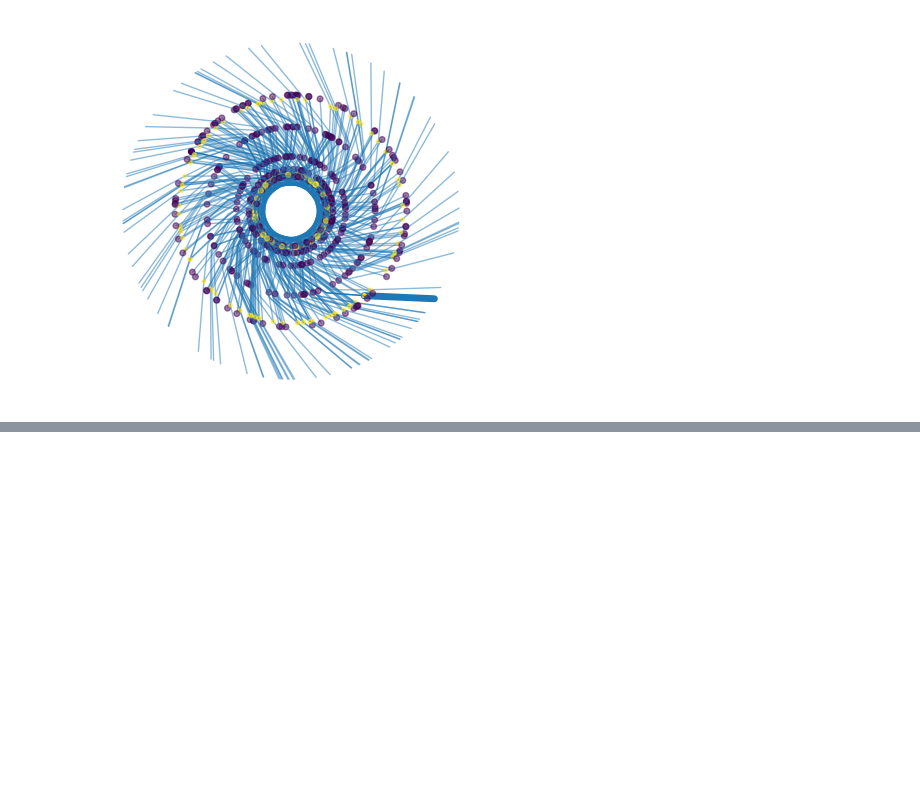
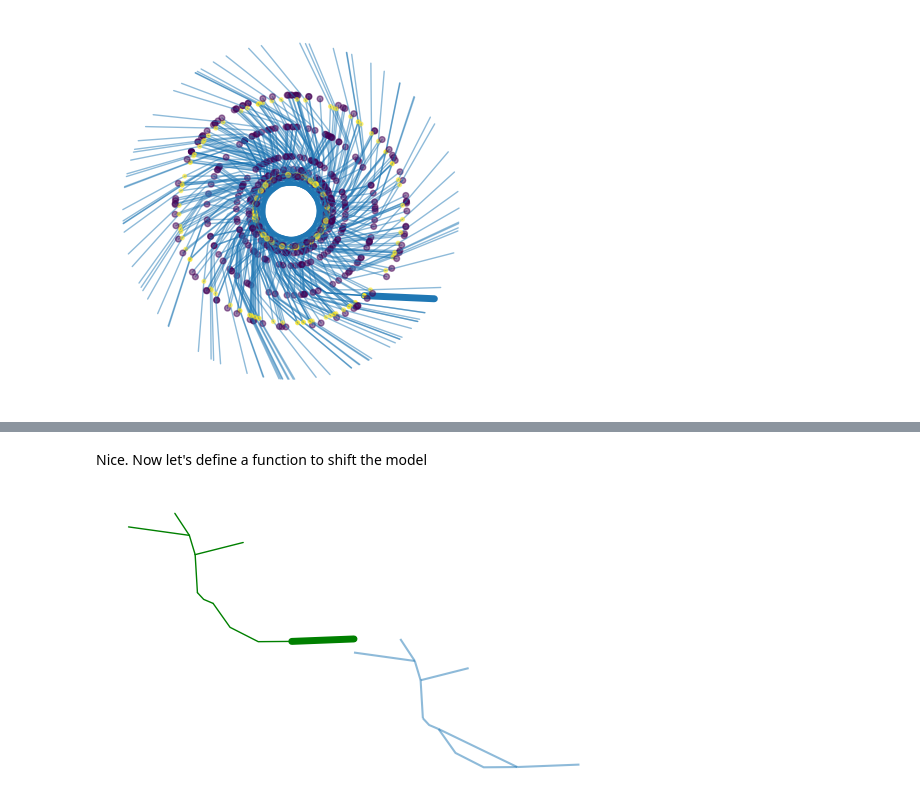
Before and after one commit to pyswmm/swmmio, a Jupyter notebook: docs/usage/making_art_with_swmm.ipynb, the cells around one changed output, grey strips where cells are left out. Drawn from its saved outputs; the diff is of its cells as text; code cells hidden in the pictures; blank space fills up the shorter version.

```diff
--- a/docs/usage/making_art_with_swmm.ipynb
+++ b/docs/usage/making_art_with_swmm.ipynb
@@ -60,0 +129,69 @@ Now we are talking.
+# %% [markdown]
+Nice. Now let's define a function to shift the model
+# %%
+def shift_model_coords(model, new_center_point, anchor_point=None):
+    """
+    Shift all coordinates in the model to a new center point, optionally anchoring
+    the shift relative to another point.
+
+    Parameters
+    ----------
+    model : swmmio.Model
+        The SWMM model whose coordinates are to be shifted.
+    new_center_point : tuple
+        The (x, y) point to which the coordinates will be shifted.
+    anchor_point : tuple, optional
+        The (x, y) point relative to which the shift will be anchored. If not provided,
+        the current center point of the model's coordinates will be used.
+
+    Returns
+    -------
+    swmmio.Model
+        The model with shifted coordinates.
+    """
+    def shift_coordinates(coords, shift_vector):
+        coords = np.array(coords)
+        shifted_coords = coords + shift_vector
+        return shifted_coords.tolist()
+
+    # Calculate the current center point or use the anchor point
+    if anchor_point is None:
+        current_center_point = model.inp.coordinates.mean().values
+    else:
+        current_center_point = np.array(anchor_point)
+
+    # Calculate the shift vector
+    shift_vector = np.array(new_center_point) - current_center_point
+
+    # Apply the shift to all coordinates
+    model.inp.coordinates = pd.DataFrame(
+        data=shift_coordinates(model.inp.coordinates.values, shift_vector),
+        columns=model.inp.coordinates.columns,
+        index=model.inp.coordinates.index
+    )
+    model.inp.vertices = pd.DataFrame(
+        data=shift_coordinates(model.inp.vertices.values, shift_vector),
+        columns=model.inp.vertices.columns,
+        index=model.inp.vertices.index
+    )
+    model.inp.polygons = pd.DataFrame(
+        data=shift_coordinates(model.inp.polygons.values, shift_vector),
+        columns=model.inp.polygons.columns,
+        index=model.inp.polygons.index
+    )
+    return model
+
+
+jersey = swmmio.Model(jersey.inp.path)
+(xc, yc), [x1, y1, x2, y2] = centroid_and_bbox_from_coords(jersey.inp.coordinates)
+
+# start the plot as usual
+ax = jersey.links.geodataframe.plot(color='green', linewidth=jersey.links.geodataframe['Geom1'], capstyle='round')
+
+for outfall, _ in jersey.inp.outfalls.iterrows():
+    jersey = shift_model_coords(jersey, (jersey.inp.coordinates.loc[outfall].X, jersey.inp.coordinates.loc[outfall].Y), anchor_point=(x1, y2))
+    jersey.links.geodataframe.plot(ax=ax, alpha=0.5)
+
+ax.set_axis_off()
+# %% [output]
+[figure, added]
```
Also changed, not shown: parts of 11 cells of this notebook, 1 other file.
